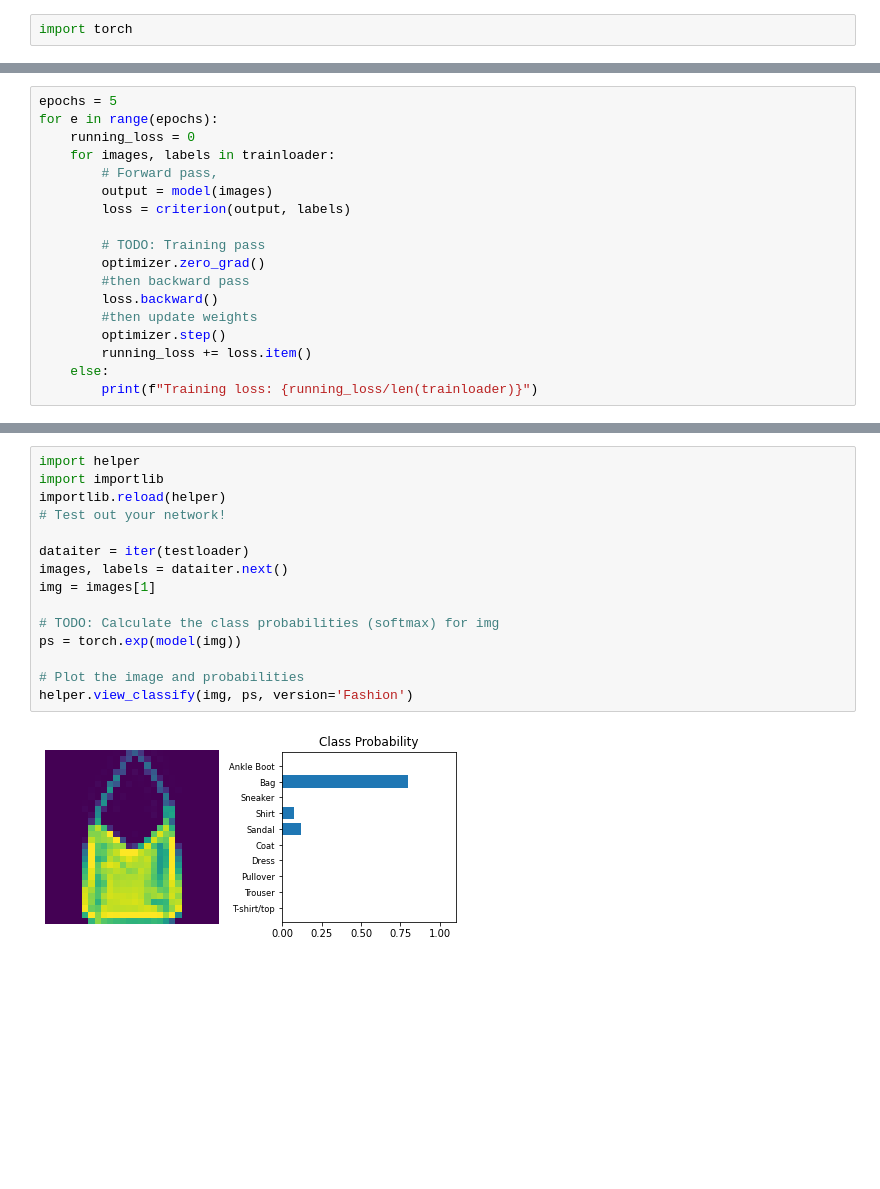
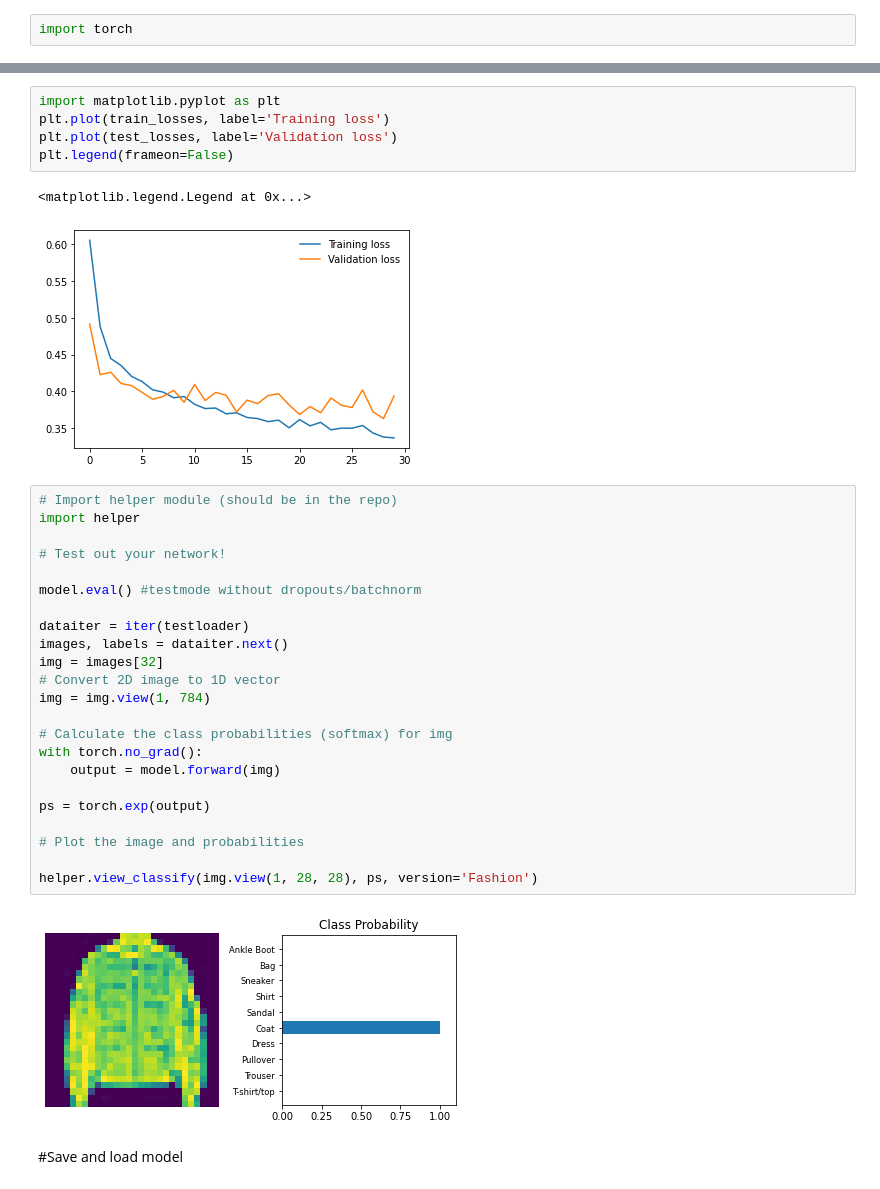
Before and after one commit to samarth0174/pytorch_implementations, a Jupyter notebook: FaishonMnist.ipynb, the cells around one changed output, grey strips where cells are left out. Saved outputs shown, nothing was run; the diff lists cells and outputs as text; blank space fills up the shorter version.

```diff
--- a/FaishonMnist.ipynb
+++ b/FaishonMnist.ipynb
@@ -95,18 +93,0 @@ helper.py           100%[===================>]   2.75K  --.-KB/s    in 0s
-# %%
-epochs = 5
-for e in range(epochs):
-    running_loss = 0
-    for images, labels in trainloader:
-        # Forward pass,
-        output = model(images)
-        loss = criterion(output, labels)
-
-        # TODO: Training pass
-        optimizer.zero_grad()
-        #then backward pass
-        loss.backward()
-        #then update weights
-        optimizer.step()
-        running_loss += loss.item()
-    else:
-        print(f"Training loss: {running_loss/len(trainloader)}")
@@ -119,17 +159,35 @@ Training loss: 0.08725808065896953
+# %%
+import matplotlib.pyplot as plt
+plt.plot(train_losses, label='Training loss')
+plt.plot(test_losses, label='Validation loss')
+plt.legend(frameon=False)
+# %% [output]
+<matplotlib.legend.Legend at 0x...>
+[figure, added]
 # %%
+# Import helper module (should be in the repo)
 import helper
-import importlib
-importlib.reload(helper)
+
 # Test out your network!
+
+model.eval() #testmode without dropouts/batchnorm
 
 dataiter = iter(testloader)
 images, labels = dataiter.next()
-img = images[1]
+img = images[32]
+# Convert 2D image to 1D vector
+img = img.view(1, 784)
 
-# TODO: Calculate the class probabilities (softmax) for img
-ps = torch.exp(model(img))
+# Calculate the class probabilities (softmax) for img
+with torch.no_grad():
+    output = model.forward(img)
+
+ps = torch.exp(output)
 
 # Plot the image and probabilities
-helper.view_classify(img, ps, version='Fashion')
+
+helper.view_classify(img.view(1, 28, 28), ps, version='Fashion')
 # %% [output]
-[figure, old version]
+[figure, new version]
+# %% [markdown]
+#Save and load model
```
Also changed, not shown: parts of 7 cells of this notebook.
